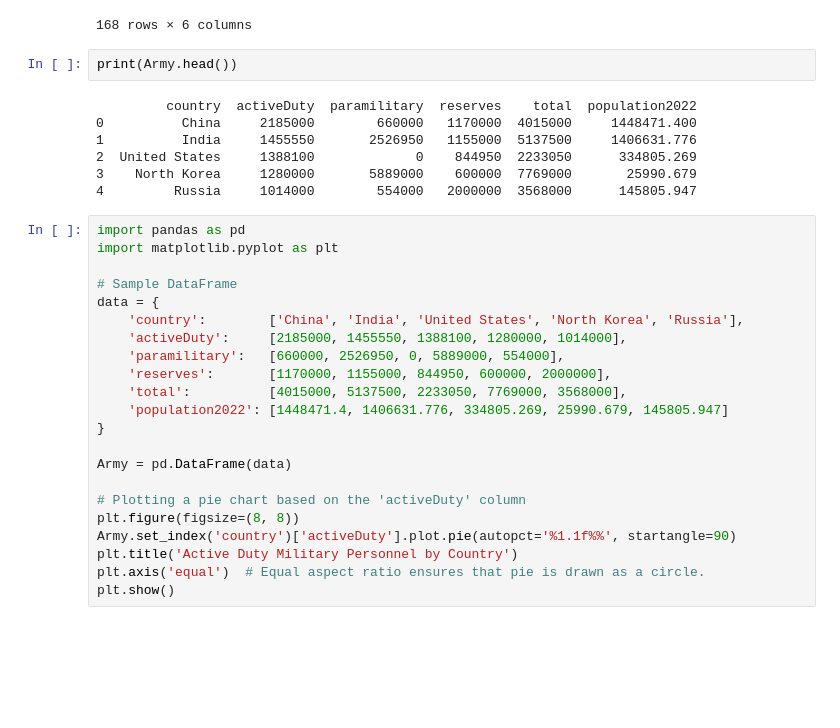
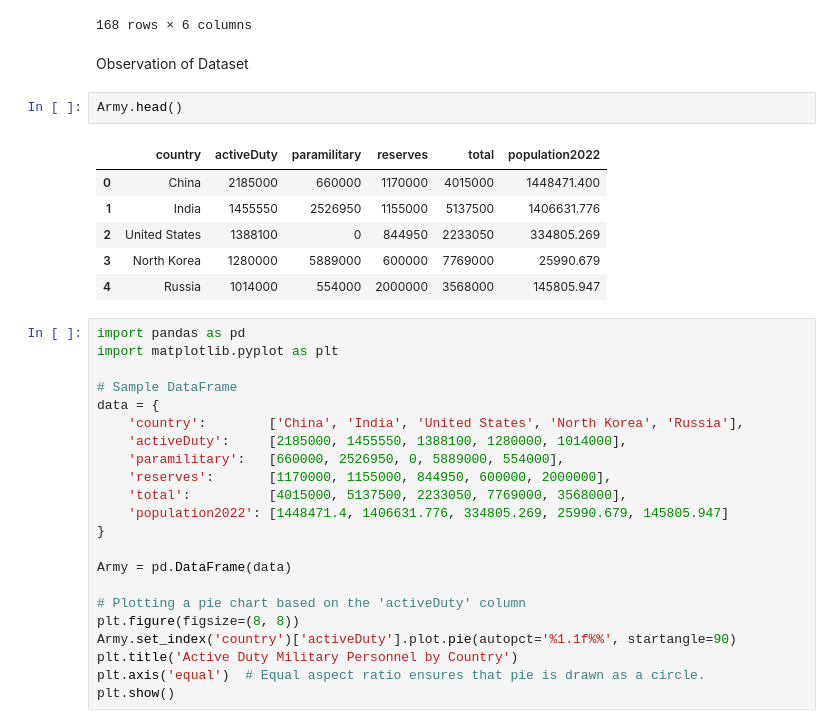
Before and after one commit to Gouravspopale/Research, a Jupyter notebook: Army.ipynb, the cells around one changed output. Drawn from its saved outputs; the diff is of its cells as text; blank space fills up the shorter version.

```diff
--- a/Army.ipynb
+++ b/Army.ipynb
@@ -17,15 +17,17 @@ Army
 | 166 | Costa Rica | 0 | 9800 | 0 | 9800 | 5182.354 |
 | 167 | Panama | 0 | 26000 | 0 | 26000 | 4446.964 |
 168 rows × 6 columns
-# %%
-print(Army.head())
-# %% [output]
-         country  activeDuty  paramilitary  reserves    total  population2022
-0          China     2185000        660000   1170000  4015000     1448471.400
-1          India     1455550       2526950   1155000  5137500     1406631.776
-2  United States     1388100             0    844950  2233050      334805.269
-3    North Korea     1280000       5889000    600000  7769000       25990.679
-4         Russia     1014000        554000   2000000  3568000      145805.947
+# %% [markdown]
+Observation of Dataset
+# %%
+Army.head()
+# %% [output]
+|  | country | activeDuty | paramilitary | reserves | total | population2022 |
+| 0 | China | 2185000 | 660000 | 1170000 | 4015000 | 1448471.400 |
+| 1 | India | 1455550 | 2526950 | 1155000 | 5137500 | 1406631.776 |
+| 2 | United States | 1388100 | 0 | 844950 | 2233050 | 334805.269 |
+| 3 | North Korea | 1280000 | 5889000 | 600000 | 7769000 | 25990.679 |
+| 4 | Russia | 1014000 | 554000 | 2000000 | 3568000 | 145805.947 |
 # %%
 import pandas as pd
 import matplotlib.pyplot as plt
```
Also changed, not shown: parts of 2 cells of this notebook.
